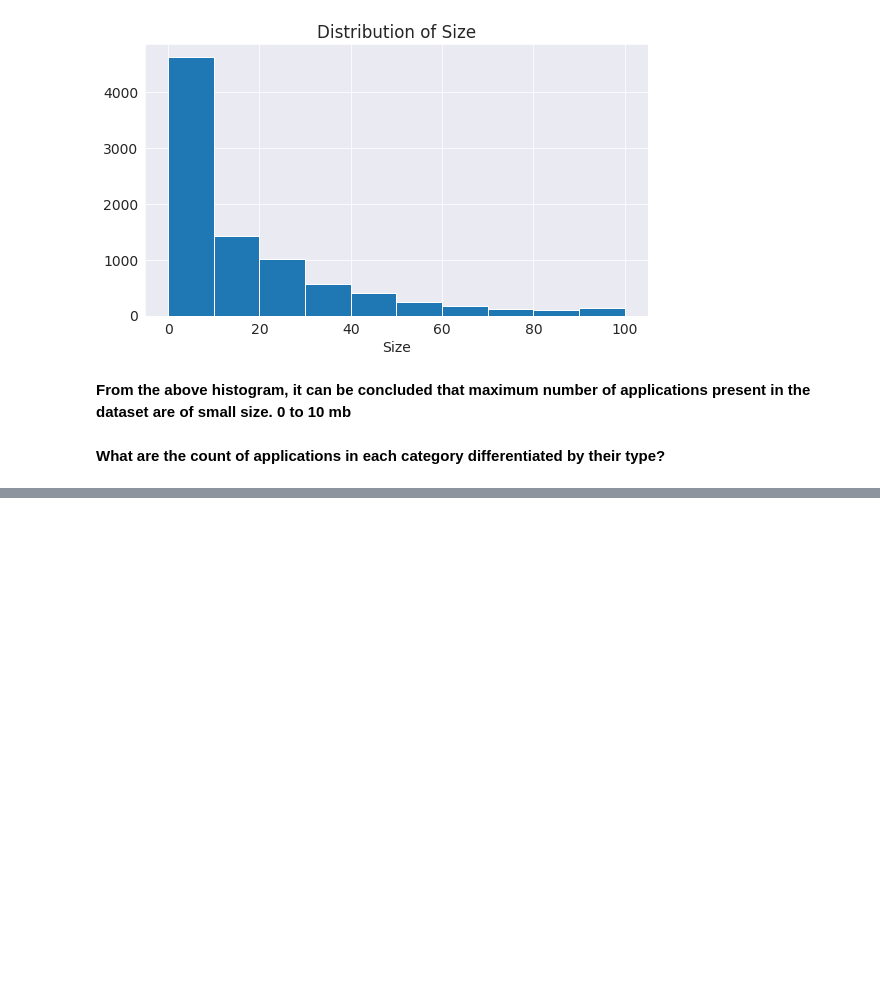
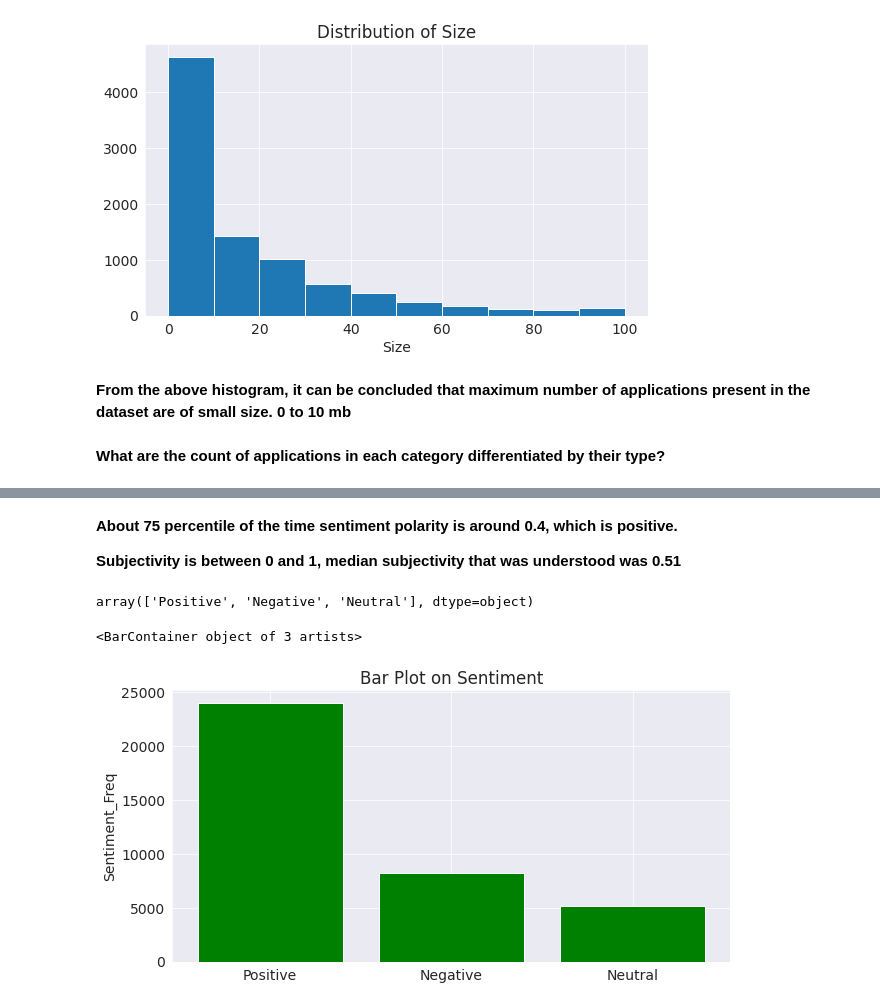
Before and after one commit to deepika1905/Play-store-app-review-analysis, a Jupyter notebook: Deepika_Yadav_Play_Store_App_Review_Analysis_Capstone_Project.ipynb, the cells around one changed output, grey strips where cells are left out. Cells and saved outputs as stored; diff of their text form; code cells hidden in the pictures; blank space fills up the shorter version.

```diff
--- a/Deepika_Yadav_Play_Store_App_Review_Analysis_Capstone_Project.ipynb
+++ b/Deepika_Yadav_Play_Store_App_Review_Analysis_Capstone_Project.ipynb
@@ -627,0 +660,26 @@ plt.show()
+# %% [markdown]
+**About 75 percentile of the time sentiment polarity is around 0.4, which is positive.**
+
+**Subjectivity is between 0 and 1, median subjectivity that was understood was 0.51**
+# %%
+df1 = user_reviews_df['Sentiment'].value_counts()
+df1 = df1.reset_index()
+def bar_plot(x,y,y_label,title,color):
+    objects = x.values
+    y_pos = np.arange(len(objects))
+    plt.figure(figsize=(10,5))
+    bar = plt.bar(x,y,color=color)
+    plt.xticks(y_pos, objects)
+    plt.ylabel(y_label)
+    plt.title(title)
+
+    return bar
+# %%
+df1['index'].values
+# %% [output]
+array(['Positive', 'Negative', 'Neutral'], dtype=object)
+# %%
+bar_plot(x = df1['index'],y = df1['Sentiment'],color='g' ,y_label = 'Sentiment_Freq',title = 'Bar Plot on Sentiment')
+# %% [output]
+<BarContainer object of 3 artists>
+[figure, added]
```
Also changed, not shown: parts of 12 cells of this notebook.
